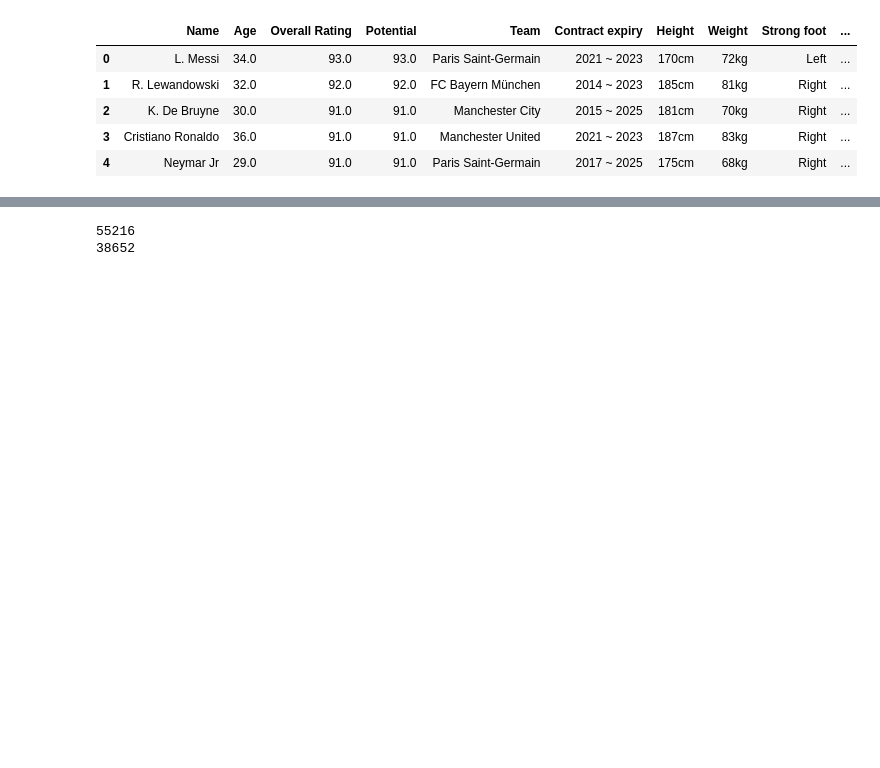
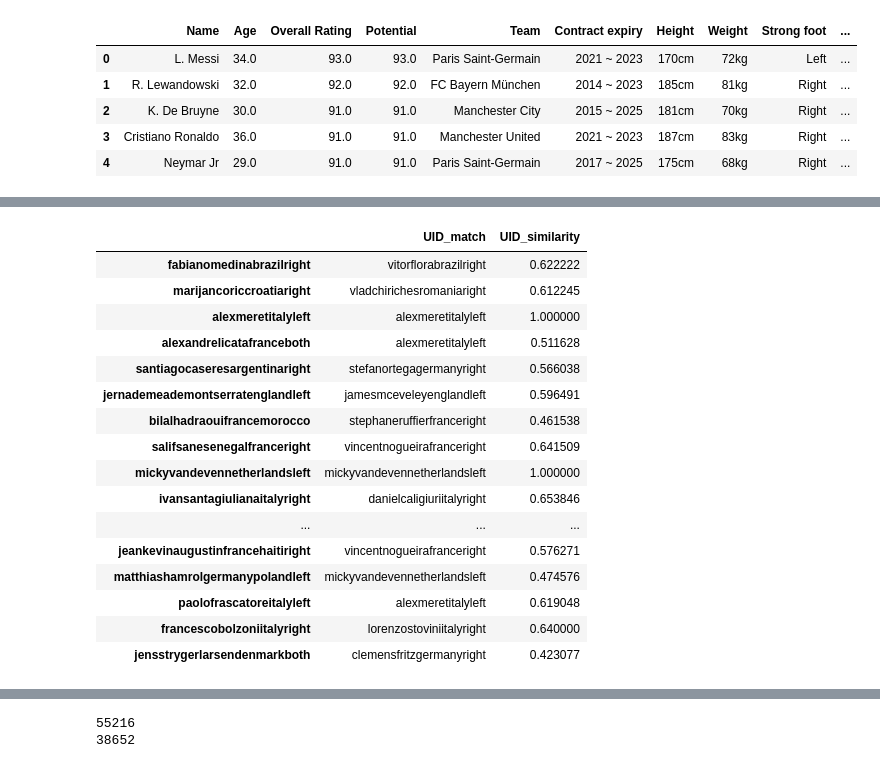
Before and after one commit to SravanRajupalem/FootballPredictions, a Jupyter notebook: 17b. Consolidate Profile Data - TM.ipynb, the cells around one changed output, grey strips where cells are left out. Saved outputs shown, nothing was run; the diff lists cells and outputs as text; code cells hidden in the pictures; blank space fills up the shorter version.

```diff
--- a/17b. Consolidate Profile Data - TM.ipynb
+++ b/17b. Consolidate Profile Data - TM.ipynb
@@ -86,5 +96,9 @@ profile_injuries_df.head()
 # %%
-player_weights_df['UID'] = player_weights_df['Full Name'].str.lower().str.replace(' ','') + player_weights_df['Nationality'].str.lower().str.replace(' ','') + player_weights_df['Strong foot'].str.lower().str.replace(' ','')
+player_weights_df = player_weights_df[player_weights_df['year'] != 'FIFA 07']
+
+player_weights_df['UID'] = player_weights_df['Full Name'].fillna('').str.lower().str.replace(' ','') \
+                         + player_weights_df['Nationality'].fillna('').str.lower().str.replace(' ','') \
+                         + player_weights_df['Strong foot'].fillna('').str.lower().str.replace(' ','')
 player_weights_df['UID'] = player_weights_df['UID'].astype(str).apply(unidecode).apply(remove)
 # player_weights_df['UID'] = player_weights_df['UID'].str.replace('[^\w\s]','')
 
@@ -128,8 +128,12 @@ from functools import partial
 def similar(a, b):
     return SequenceMatcher(None, a, b).ratio()
 # %%
+#Sravan
+
 similarity_df = pd.DataFrame([])
 
-for profile in uid_player_profiles:
+for profile in uid_player_profiles[0:3000]:
     for weight in uid_player_weights:
         similarity_df.loc[profile, weight] = similar(profile, weight)
+
+similarity_df.to_csv('Similarity_df_1.csv', index=False)
@@ -149,0 +140,20 @@ similarity_df
+# %%
+# Renzo
+
+similarity_df = pd.DataFrame([])
+
+for profile in uid_player_profiles[3000:6000]:
+    for weight in uid_player_weights:
+        similarity_df.loc[profile, weight] = similar(profile, weight)
+
+similarity_df.to_csv('Similarity_df_2.csv', index=False)
+# %%
+# Victor
+
+similarity_df = pd.DataFrame([])
+
+for profile in uid_player_profiles[6000:-1]:
+    for weight in uid_player_weights:
+        similarity_df.loc[profile, weight] = similar(profile, weight)
+
+similarity_df.to_csv('Similarity_df_3.csv', index=False)
@@ -150,2 +162,30 @@ similarity_df
+# %%
+# len(uid_player_profiles), len(uid_player_weights)
+
+test = pd.DataFrame(columns=['UID_match', 'UID_similarity'])
+
+test['UID_match'] = similarity_df.idxmax(axis=1)
+
+test['UID_similarity'] = similarity_df.max(axis=1)
+
+test
+# %% [output]
+|  | UID_match | UID_similarity |
+| fabianomedinabrazilright | vitorflorabrazilright | 0.622222 |
+| marijancoriccroatiaright | vladchirichesromaniaright | 0.612245 |
+| alexmeretitalyleft | alexmeretitalyleft | 1.000000 |
+| alexandrelicatafranceboth | alexmeretitalyleft | 0.511628 |
+| santiagocaseresargentinaright | stefanortegagermanyright | 0.566038 |
+| jernademeademontserratenglandleft | jamesmceveleyenglandleft | 0.596491 |
+| bilalhadraouifrancemorocco | stephaneruffierfranceright | 0.461538 |
+| salifsanesenegalfranceright | vincentnogueirafranceright | 0.641509 |
+| mickyvandevennetherlandsleft | mickyvandevennetherlandsleft | 1.000000 |
+| ivansantagiulianaitalyright | danielcaligiuriitalyright | 0.653846 |
+| ... | ... | ... |
+| jeankevinaugustinfrancehaitiright | vincentnogueirafranceright | 0.576271 |
+| matthiashamrolgermanypolandleft | mickyvandevennetherlandsleft | 0.474576 |
+| paolofrascatoreitalyleft | alexmeretitalyleft | 0.619048 |
+| francescobolzoniitalyright | lorenzostoviniitalyright | 0.640000 |
+| jensstrygerlarsendenmarkboth | clemensfritzgermanyright | 0.423077 |
 # %%
 
```
Also changed, not shown: parts of 8 cells of this notebook.
